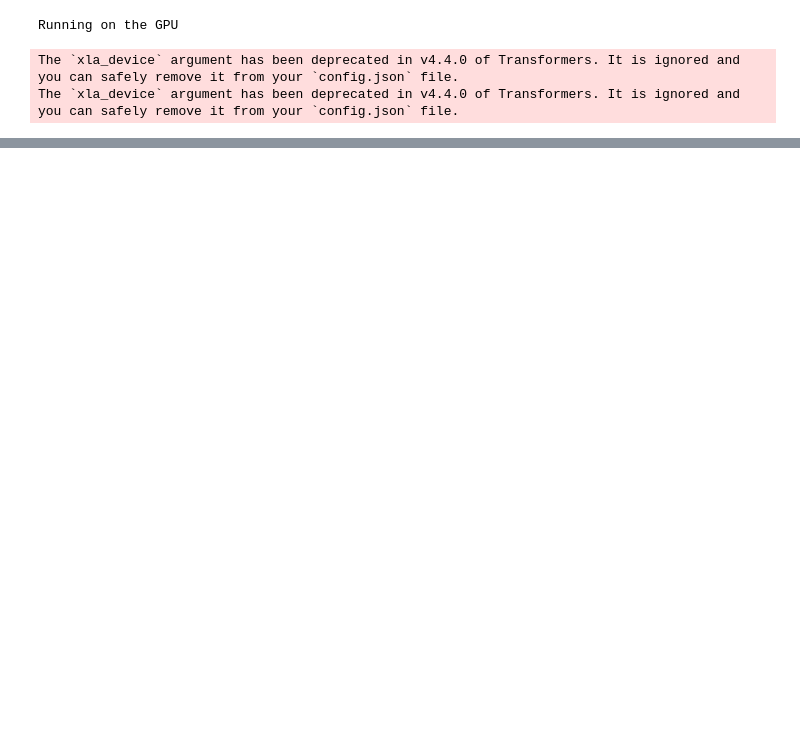
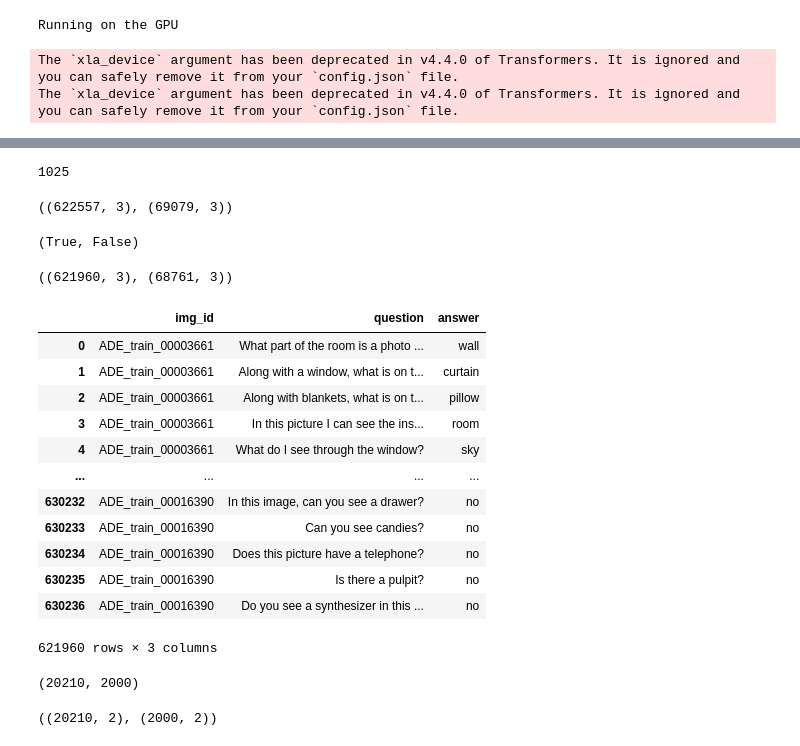
Before and after one commit to raunak-agarwal/clip-finetune-ade20k, a Jupyter notebook: notebooks/question-generation.ipynb, the cells around one changed output, grey strips where cells are left out. Cells and saved outputs as stored; diff of their text form; code cells hidden in the pictures; blank space fills up the shorter version.

```diff
--- a/notebooks/question-generation.ipynb
+++ b/notebooks/question-generation.ipynb
@@ -292,0 +693,34 @@ len(ade20k['objectPresence'][0])
+# %%
+vqa_train_labels = set(train_df.answer.to_list())
+vqa_val_labels = set(val_df.answer.to_list())
+
+intersecting_labels = vqa_train_labels.intersection(vqa_val_labels)
+intersecting_labels = set([label for label in intersecting_labels if len(label)>0])
+
+len(intersecting_labels)
+# %% [output]
+1025
+# %%
+train_df = train_df[train_df.answer.isin(intersecting_labels)]
+val_df = val_df[val_df.answer.isin(intersecting_labels)]
+
+train_df.shape, val_df.shape
+# %% [output]
+((622557, 3), (69079, 3))
+# %%
+import collections
+
+c = collections.Counter(train_df.answer)
+c = collections.Counter({k: c for k, c in c.items() if c >= 5})
+
+valid_labels = c.keys()
+'yes' in valid_labels, 'dadas' in valid_labels
+# %% [output]
+(True, False)
+# %%
+train_df = train_df[train_df.answer.isin(valid_labels)]
+val_df = val_df[val_df.answer.isin(valid_labels)]
+
+train_df.shape, val_df.shape
+# %% [output]
+((621960, 3), (68761, 3))
@@ -292,0 +730,39 @@ len(ade20k['objectPresence'][0])
+# %%
+train_df
+# %% [output]
+|  | img_id | question | answer |
+| 0 | ADE_train_00003661 | What part of the room is a photo ... | wall |
+| 1 | ADE_train_00003661 | Along with a window, what is on t... | curtain |
+| 2 | ADE_train_00003661 | Along with blankets, what is on t... | pillow |
+| 3 | ADE_train_00003661 | In this picture I can see the ins... | room |
+| 4 | ADE_train_00003661 | What do I see through the window? | sky |
+| ... | ... | ... | ... |
+| 630232 | ADE_train_00016390 | In this image, can you see a drawer? | no |
+| 630233 | ADE_train_00016390 | Can you see candies? | no |
+| 630234 | ADE_train_00016390 | Does this picture have a telephone? | no |
+| 630235 | ADE_train_00016390 | Is there a pulpit? | no |
+| 630236 | ADE_train_00016390 | Do you see a synthesizer in this ... | no |
+621960 rows × 3 columns
+# %%
+img_train_caption_pairs = []
+img_val_caption_pairs = []
+
+for k, v in train.items():
+    caption = v['caption']
+    img_train_caption_pairs.append((k, caption))
+
+
+for k, v in val.items():
+    caption = v['caption']
+    img_val_caption_pairs.append((k, caption))
+
+len(img_train_caption_pairs), len(img_val_caption_pairs)
+# %% [output]
+(20210, 2000)
+# %%
+caption_train = pd.DataFrame(img_train_caption_pairs, columns=['img_id','caption'])
+caption_val = pd.DataFrame(img_val_caption_pairs, columns=['img_id','caption'])
+
+caption_train.shape, caption_val.shape
+# %% [output]
+((20210, 2), (2000, 2))
```
Also changed, not shown: parts of 76 cells of this notebook, 4 other files.
